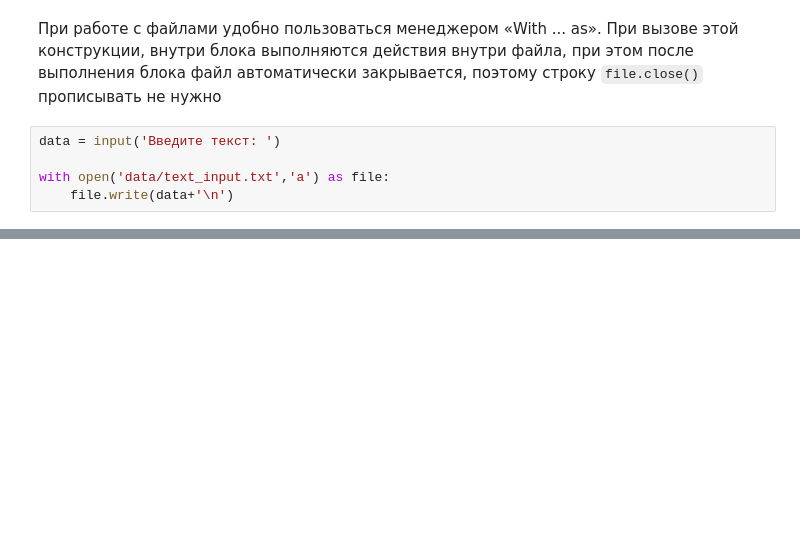
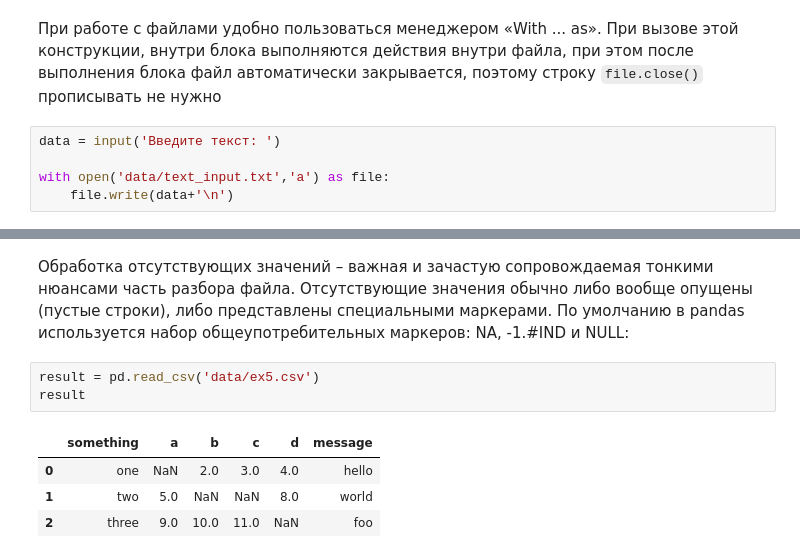
Before and after one commit to MilyutinNA/iate, a Jupyter notebook: lectures/10.ipynb, the cells around one changed output, grey strips where cells are left out. Saved outputs shown, nothing was run; the diff lists cells and outputs as text; blank space fills up the shorter version.

```diff
--- a/lectures/10.ipynb
+++ b/lectures/10.ipynb
@@ -53,0 +176,10 @@ with open('data/text_input.txt','a') as file:
+# %% [markdown]
+Обработка отсутствующих значений – важная и зачастую сопровождаемая тонкими нюансами часть разбора файла. Отсутствующие значения обычно либо вообще опущены (пустые строки), либо представлены специальными маркерами. По умолчанию в pandas используется набор общеупотребительных маркеров: NA, -1.#IND и NULL:
+# %%
+result = pd.read_csv('data/ex5.csv')
+result
+# %% [output]
+|  | something | a | b | c | d | message |
+| 0 | one | NaN | 2.0 | 3.0 | 4.0 | hello |
+| 1 | two | 5.0 | NaN | NaN | 8.0 | world |
+| 2 | three | 9.0 | 10.0 | 11.0 | NaN | foo |
```
Also changed, not shown: parts of 53 cells of this notebook, 15 other files.
